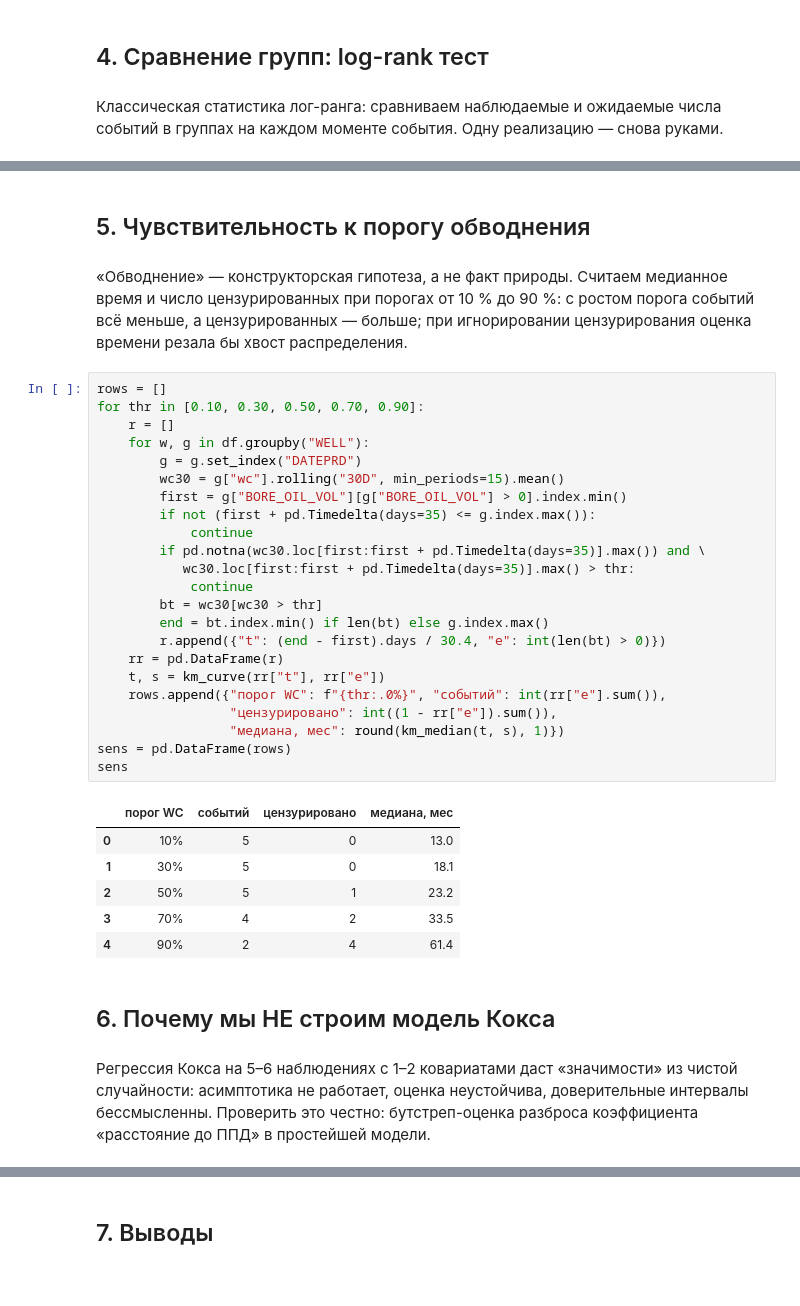
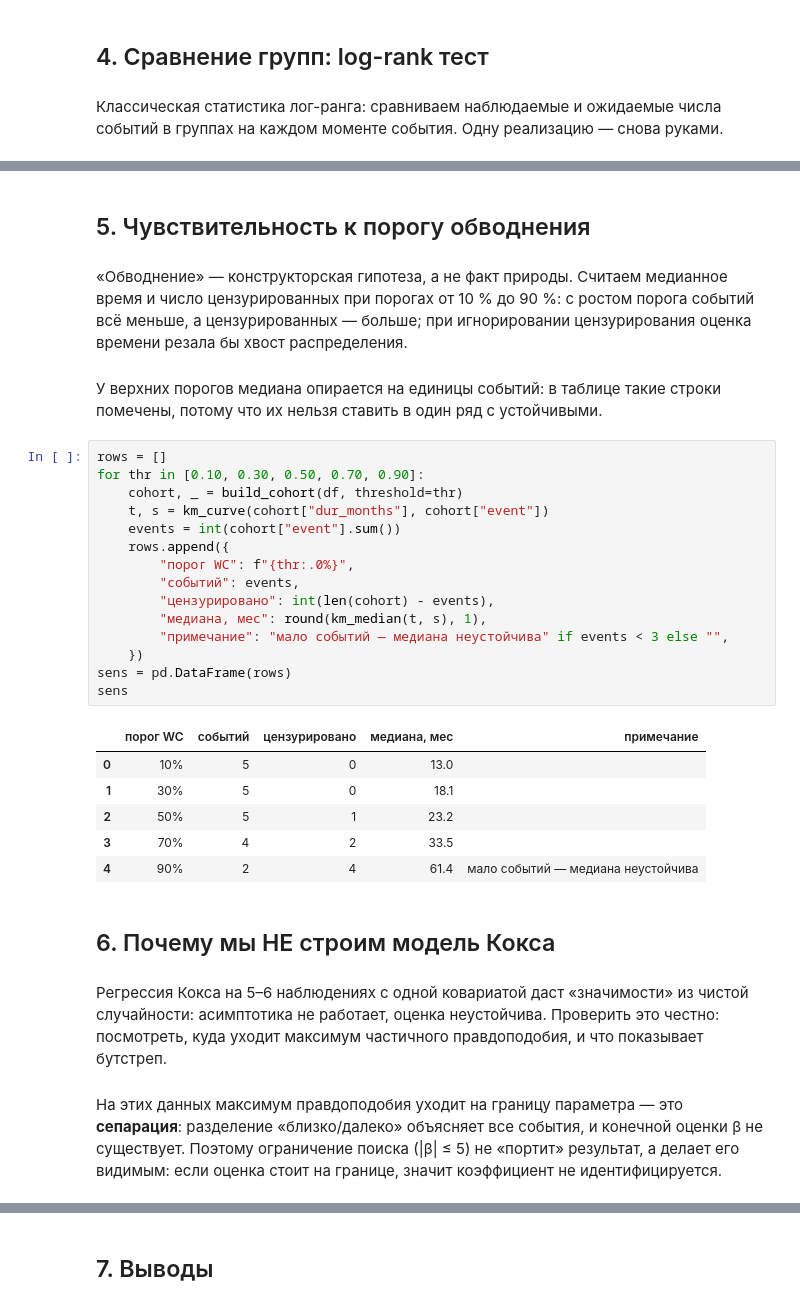
Before and after one commit to Alex91132/volve-survival, a Jupyter notebook: volve_survival.ipynb, the cells around one changed output, grey strips where cells are left out. Drawn from its saved outputs; the diff is of its cells as text.

```diff
--- a/volve_survival.ipynb
+++ b/volve_survival.ipynb
@@ -233,40 +173,41 @@ log-rank: chi2 = 0.83, p = 0.364 (наблюдаемых 2 против ожид
 время и число цензурированных при порогах от 10 % до 90 %: с ростом порога
 событий всё меньше, а цензурированных — больше; при игнорировании
 цензурирования оценка времени резала бы хвост распределения.
+#
+У верхних порогов медиана опирается на единицы событий: в таблице такие строки
+помечены, потому что их нельзя ставить в один ряд с устойчивыми.
-# %%
-rows = []
-for thr in [0.10, 0.30, 0.50, 0.70, 0.90]:
-    r = []
-    for w, g in df.groupby("WELL"):
-        g = g.set_index("DATEPRD")
-        wc30 = g["wc"].rolling("30D", min_periods=15).mean()
-        first = g["BORE_OIL_VOL"][g["BORE_OIL_VOL"] > 0].index.min()
-        if not (first + pd.Timedelta(days=35) <= g.index.max()):
-            continue
-        if pd.notna(wc30.loc[first:first + pd.Timedelta(days=35)].max()) and \
-           wc30.loc[first:first + pd.Timedelta(days=35)].max() > thr:
-            continue
-        bt = wc30[wc30 > thr]
-        end = bt.index.min() if len(bt) else g.index.max()
-        r.append({"t": (end - first).days / 30.4, "e": int(len(bt) > 0)})
-    rr = pd.DataFrame(r)
-    t, s = km_curve(rr["t"], rr["e"])
-    rows.append({"порог WC": f"{thr:.0%}", "событий": int(rr["e"].sum()),
-                 "цензурировано": int((1 - rr["e"]).sum()),
-                 "медиана, мес": round(km_median(t, s), 1)})
-sens = pd.DataFrame(rows)
-sens
-# %% [output]
-|  | порог WC | событий | цензурировано | медиана, мес |
-| 0 | 10% | 5 | 0 | 13.0 |
-| 1 | 30% | 5 | 0 | 18.1 |
-| 2 | 50% | 5 | 1 | 23.2 |
-| 3 | 70% | 4 | 2 | 33.5 |
-| 4 | 90% | 2 | 4 | 61.4 |
+# %%
+rows = []
+for thr in [0.10, 0.30, 0.50, 0.70, 0.90]:
+    cohort, _ = build_cohort(df, threshold=thr)
+    t, s = km_curve(cohort["dur_months"], cohort["event"])
+    events = int(cohort["event"].sum())
+    rows.append({
+        "порог WC": f"{thr:.0%}",
+        "событий": events,
+        "цензурировано": int(len(cohort) - events),
+        "медиана, мес": round(km_median(t, s), 1),
+        "примечание": "мало событий — медиана неустойчива" if events < 3 else "",
+    })
+sens = pd.DataFrame(rows)
+sens
+# %% [output]
+|  | порог WC | событий | цензурировано | медиана, мес | примечание |
+| 0 | 10% | 5 | 0 | 13.0 |  |
+| 1 | 30% | 5 | 0 | 18.1 |  |
+| 2 | 50% | 5 | 1 | 23.2 |  |
+| 3 | 70% | 4 | 2 | 33.5 |  |
+| 4 | 90% | 2 | 4 | 61.4 | мало событий — медиана неустойчива |
 # %% [markdown]
 ## 6. Почему мы НЕ строим модель Кокса
 #
-Регрессия Кокса на 5–6 наблюдениях с 1–2 ковариатами даст «значимости» из
-чистой случайности: асимптотика не работает, оценка неустойчива, доверительные
-интервалы бессмысленны. Проверить это честно: бутстреп-оценка разброса
-коэффициента «расстояние до ППД» в простейшей модели.
+Регрессия Кокса на 5–6 наблюдениях с одной ковариатой даст «значимости» из
+чистой случайности: асимптотика не работает, оценка неустойчива. Проверить это
+честно: посмотреть, куда уходит максимум частичного правдоподобия, и что
+показывает бутстреп.
+#
+На этих данных максимум правдоподобия уходит на границу параметра — это
+**сепарация**: разделение «близко/далеко» объясняет все события, и конечной
+оценки β не существует. Поэтому ограничение поиска (|β| ≤ 5) не «портит»
+результат, а делает его видимым: если оценка стоит на границе, значит
+коэффициент не идентифицируется.
```
Also changed, not shown: parts of 11 cells of this notebook, 9 other files.
